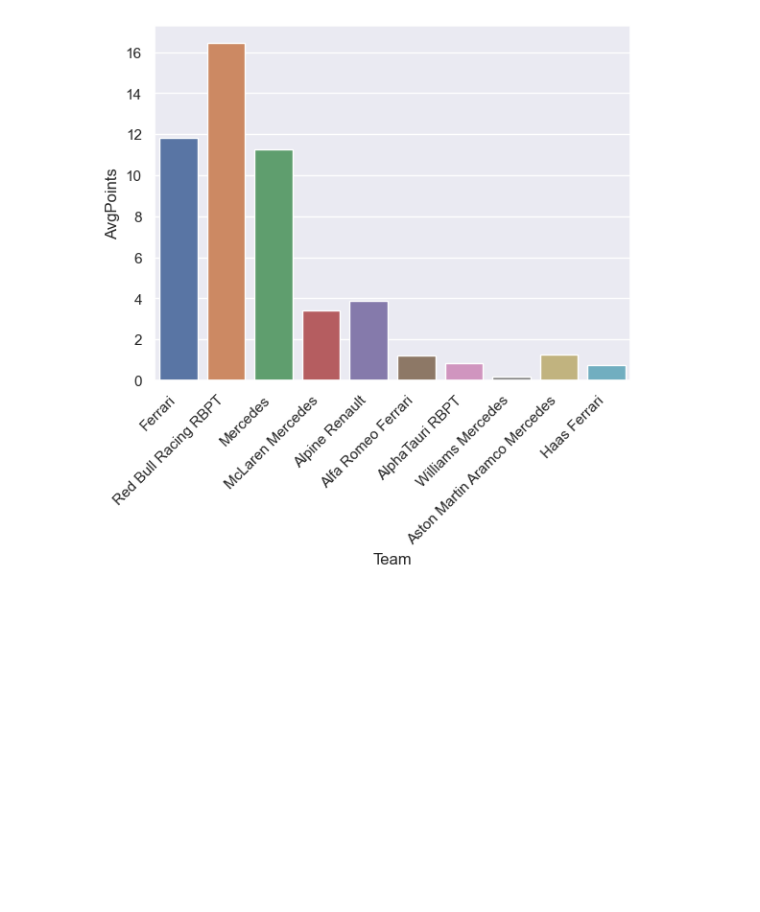
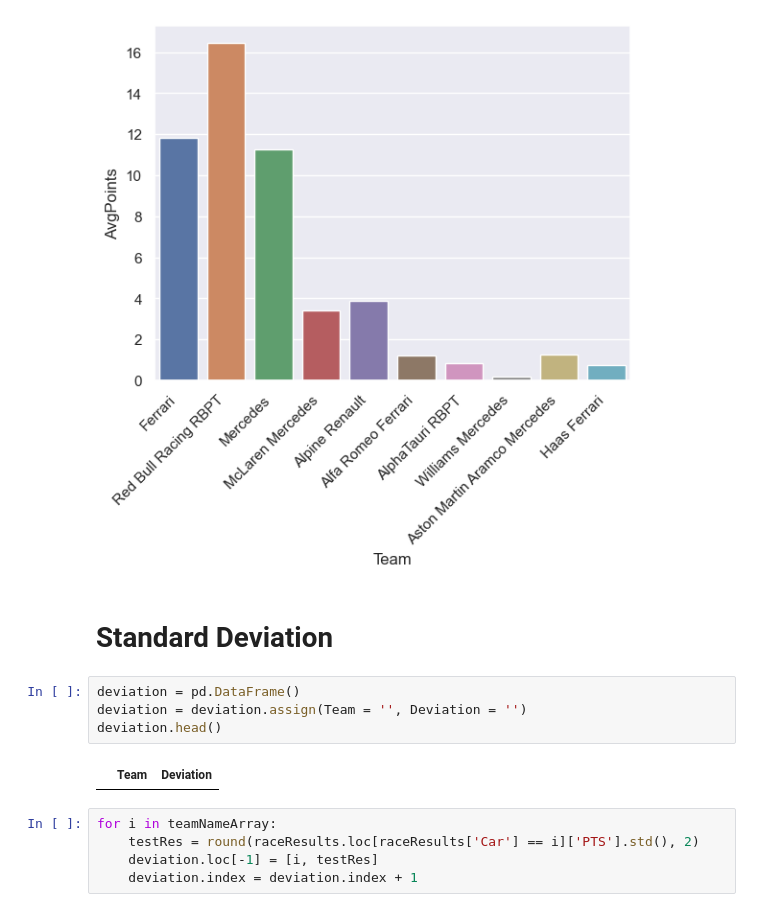
Before and after one commit to JB-26/f1-2022-analysis, a Jupyter notebook: team-analysis.ipynb, the cells around one changed output. Cells and saved outputs as stored; diff of their text form; blank space fills up the shorter version.

Commit message:
Standard deviation ground work

```diff
--- a/team-analysis.ipynb
+++ b/team-analysis.ipynb
@@ -84,3 +96,16 @@ plot.set_xticklabels(plot.get_xticklabels(), rotation=45, horizontalalignment='r
  Text(8, 0, 'Aston Martin Aramco Mercedes'),
  Text(9, 0, 'Haas Ferrari')]
 [figure]
+# %% [markdown]
+# Standard Deviation
+# %%
+deviation = pd.DataFrame()
+deviation = deviation.assign(Team = '', Deviation = '')
+deviation.head()
+# %% [output]
+|  | Team | Deviation |
+# %%
+for i in teamNameArray:
+    testRes = round(raceResults.loc[raceResults['Car'] == i]['PTS'].std(), 2)
+    deviation.loc[-1] = [i, testRes]
+    deviation.index = deviation.index + 1
```
Also changed, not shown: parts of 1 cell of this notebook.
